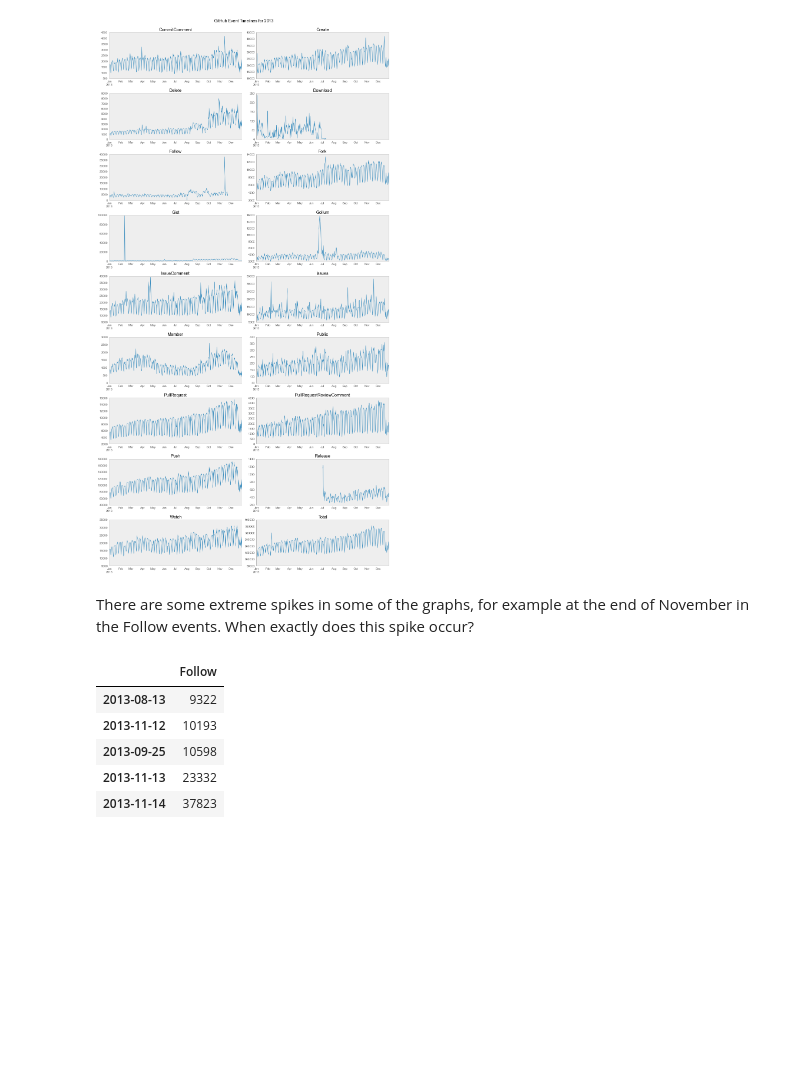
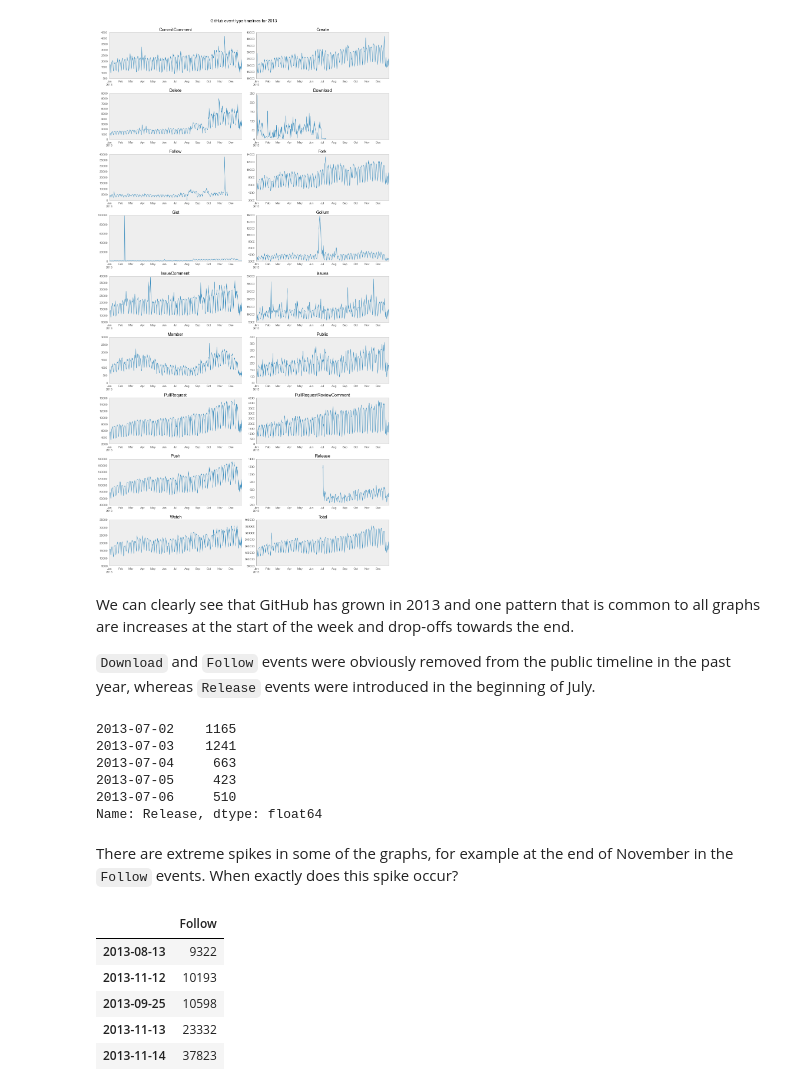
Before and after one commit to yaph/ipython-notebooks, a Jupyter notebook: GitHub Archive 2013 Event Types.ipynb, the cells around one changed output. Cells and saved outputs as stored; diff of their text form; code cells hidden in the pictures; blank space fills up the shorter version.

```diff
--- a/GitHub Archive 2013 Event Types.ipynb
+++ b/GitHub Archive 2013 Event Types.ipynb
@@ -30,23 +61,38 @@ df_events.head()
 # %%
+df_events['Total'] = df_events.sum(axis=1)
+
 fig, axes = plt.subplots(nrows=9, ncols=2)
-fig.suptitle('GitHub Event Timelines for 2013', y=1.01, fontsize=14)
+fig.suptitle('GitHub event type timelines for 2013', y=1.01, fontsize=14)
 fig.set_figheight(26)
 fig.set_figwidth(14)
 
 cols = df_events.columns
 lencols = len(cols)
 
 for idx, coords in enumerate(itertools.product(range(9), range(2))):
     if idx < lencols:
         ax = axes[coords[0], coords[1]]
         ax.set_title(cols[idx])
         df_events[cols[idx]].plot(ax=ax)
         ax.set_xlabel('', visible=False)
 fig.tight_layout()
 # %% [output]
-[figure, old version]
+[figure, new version]
+# %% [markdown]
+We can clearly see that GitHub has grown in 2013 and one pattern that is common to all graphs are increases at the start of the week and drop-offs towards the end.
+
+`Download` and `Follow` events were obviously removed from the public timeline in the past year, whereas `Release` events were introduced in the beginning of July.
+# %%
+df_events['Release'].dropna().head()
+# %% [output]
+2013-07-02    1165
+2013-07-03    1241
+2013-07-04     663
+2013-07-05     423
+2013-07-06     510
+Name: Release, dtype: float64
 # %% [markdown]
-There are some extreme spikes in some of the graphs, for example at the end of November in the Follow events. When exactly does this spike occur?
+There are extreme spikes in some of the graphs, for example at the end of November in the `Follow` events. When exactly does this spike occur?
 # %%
 df_events[['Follow']].dropna().sort('Follow').tail()
 # %% [output]
```
Also changed, not shown: parts of 26 cells of this notebook, 3 other files.
